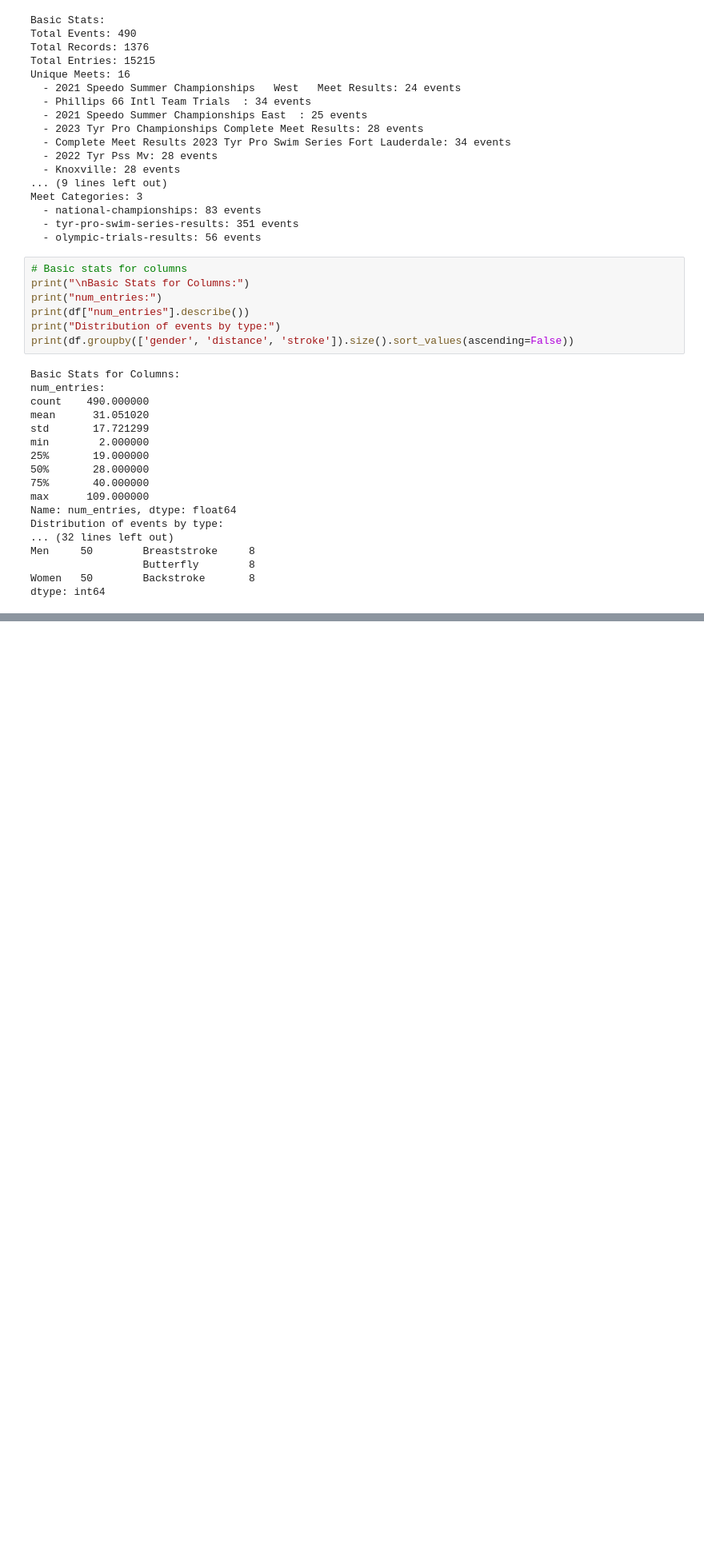
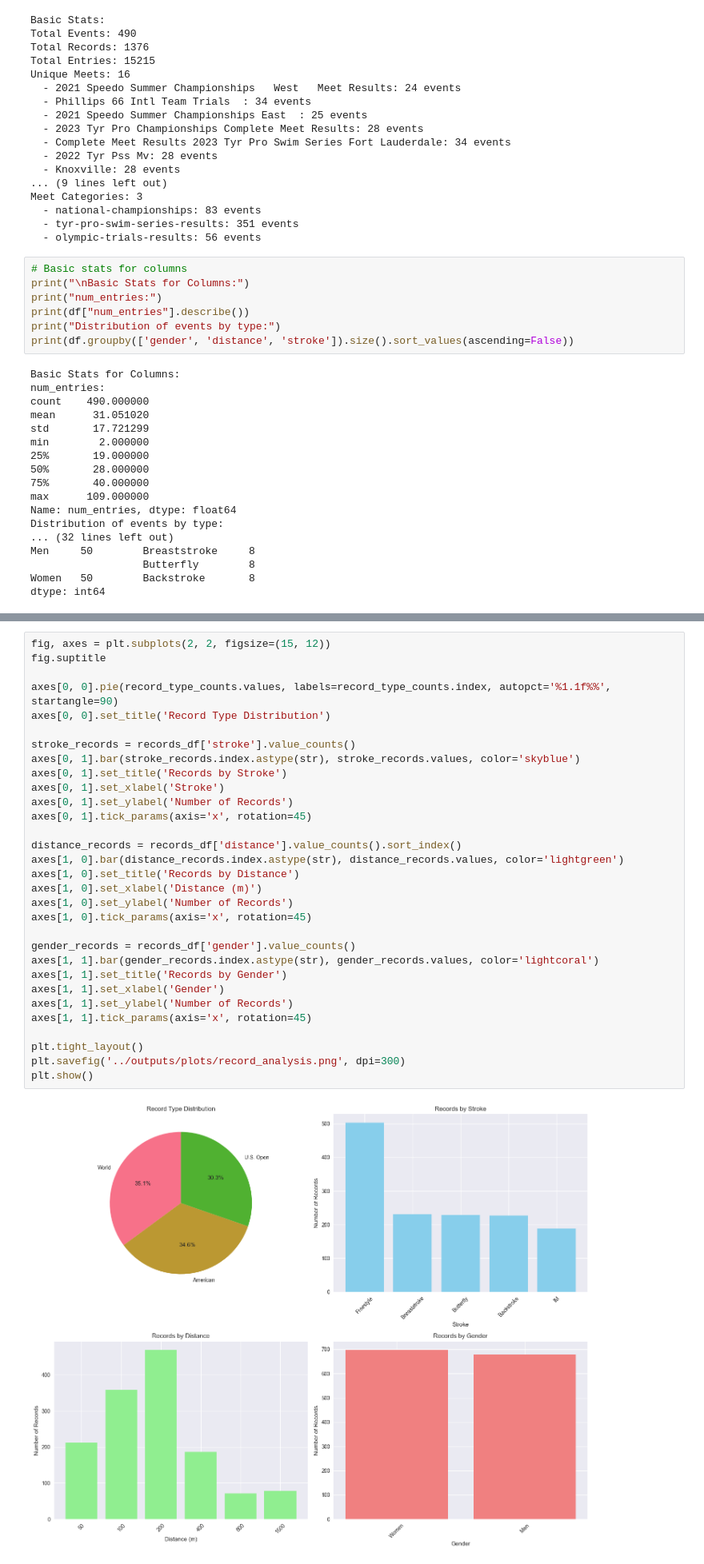
Before and after one commit to hlecates/world_record_prediction, a Jupyter notebook: national/notebooks/eda.ipynb, the cells around one changed output, grey strips where cells are left out. Shown at 80% size. Saved outputs shown, nothing was run; the diff lists cells and outputs as text; blank space fills up the shorter version.

```diff
--- a/national/notebooks/eda.ipynb
+++ b/national/notebooks/eda.ipynb
@@ -235,0 +355,33 @@ plt.show()
+# %%
+fig, axes = plt.subplots(2, 2, figsize=(15, 12))
+fig.suptitle
+
+axes[0, 0].pie(record_type_counts.values, labels=record_type_counts.index, autopct='%1.1f%%', startangle=90)
+axes[0, 0].set_title('Record Type Distribution')
+
+stroke_records = records_df['stroke'].value_counts()
+axes[0, 1].bar(stroke_records.index.astype(str), stroke_records.values, color='skyblue')
+axes[0, 1].set_title('Records by Stroke')
+axes[0, 1].set_xlabel('Stroke')
+axes[0, 1].set_ylabel('Number of Records')
+axes[0, 1].tick_params(axis='x', rotation=45)
+
+distance_records = records_df['distance'].value_counts().sort_index()
+axes[1, 0].bar(distance_records.index.astype(str), distance_records.values, color='lightgreen')
+axes[1, 0].set_title('Records by Distance')
+axes[1, 0].set_xlabel('Distance (m)')
+axes[1, 0].set_ylabel('Number of Records')
+axes[1, 0].tick_params(axis='x', rotation=45)
+
+gender_records = records_df['gender'].value_counts()
+axes[1, 1].bar(gender_records.index.astype(str), gender_records.values, color='lightcoral')
+axes[1, 1].set_title('Records by Gender')
+axes[1, 1].set_xlabel('Gender')
+axes[1, 1].set_ylabel('Number of Records')
+axes[1, 1].tick_params(axis='x', rotation=45)
+
+plt.tight_layout()
+plt.savefig('../outputs/plots/record_analysis.png', dpi=300)
+plt.show()
+# %% [output]
+[figure, added]
```
Also changed, not shown: parts of 13 cells of this notebook, 7 other files.
